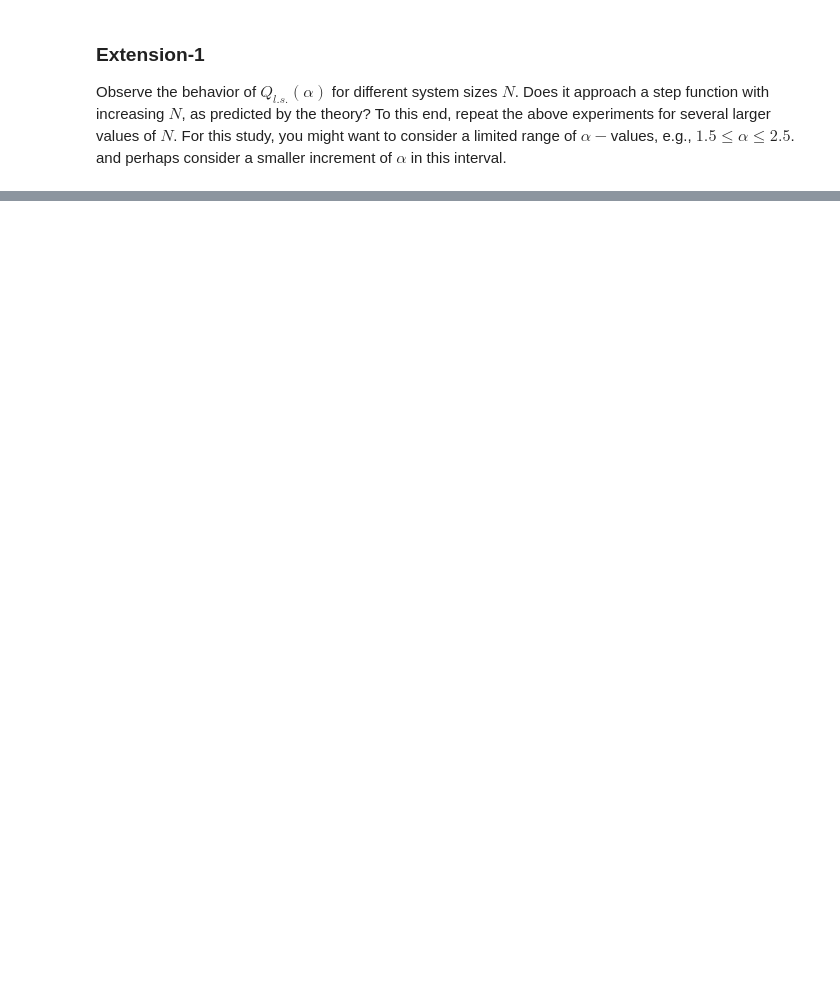
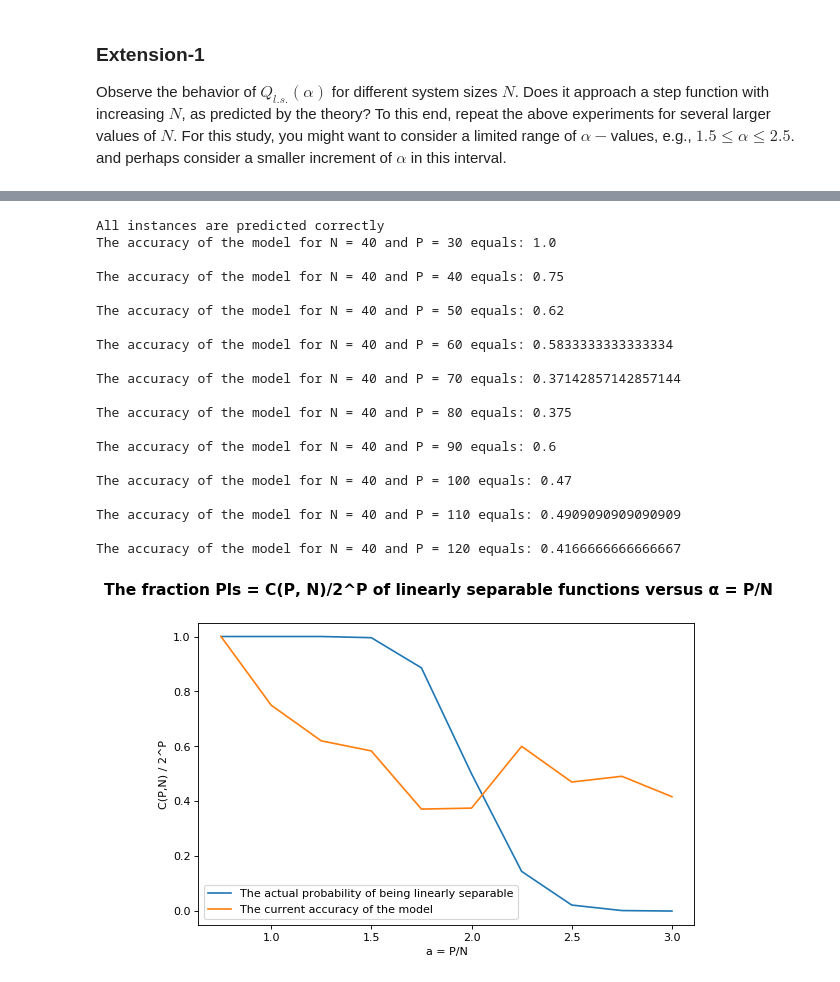
Before and after one commit to philip-andreadis/group_assignments, a Jupyter notebook: RosenblattPerceptron.ipynb, the cells around one changed output, grey strips where cells are left out. Saved outputs shown, nothing was run; the diff lists cells and outputs as text; code cells hidden in the pictures; blank space fills up the shorter version.

```diff
--- a/RosenblattPerceptron.ipynb
+++ b/RosenblattPerceptron.ipynb
@@ -172,0 +292,57 @@ The accuracy of the model for N = 200 and P = 550 equals: 0.6163636363636363
+# %%
+# Number of features (columns)
+N = 40
+# The different ratios of P to N
+A = np.arange(0.75, 3.25, 0.25)
+# The margin of whether weights change
+c = 100
+# Initialize number of epochs
+epochs = 500
+# Results
+accuracy = []
+prob = []
+
+for a in A:
+    # Number of training samples (rows)
+    P = int(a*N)
+    # Initialize training samples
+    x, s, w = init_(P, N)
+    # Run Rosenblatt-Perceptron algorithm
+    accuracy.append( rosenblattPerceptron(x, s, w, P, c) )
+
+    if (P <= N):
+        prob.append(1)
+    else:
+        q = []
+        for i in range(N):
+            q.append( comb(P-1, i) )
+        prob.append( 2**(1-P) * np.sum(q) )
+
+# Plot function
+plt.figure(figsize=(8, 5), dpi=80)
+successfulPlot(A, prob, 'The actual probability of being linearly separable')
+successfulPlot(A, accuracy, 'The current accuracy of the model')
+plt.legend(loc='best')
+plt.show()
+# %% [output]
+All instances are predicted correctly
+The accuracy of the model for N = 40 and P = 30 equals: 1.0
+
+The accuracy of the model for N = 40 and P = 40 equals: 0.75
+
+The accuracy of the model for N = 40 and P = 50 equals: 0.62
+
+The accuracy of the model for N = 40 and P = 60 equals: 0.5833333333333334
+
+The accuracy of the model for N = 40 and P = 70 equals: 0.37142857142857144
+
+The accuracy of the model for N = 40 and P = 80 equals: 0.375
+
+The accuracy of the model for N = 40 and P = 90 equals: 0.6
+
+The accuracy of the model for N = 40 and P = 100 equals: 0.47
+
+The accuracy of the model for N = 40 and P = 110 equals: 0.4909090909090909
+
+The accuracy of the model for N = 40 and P = 120 equals: 0.4166666666666667
+[figure, added]
```
Also changed, not shown: parts of 8 cells of this notebook.
